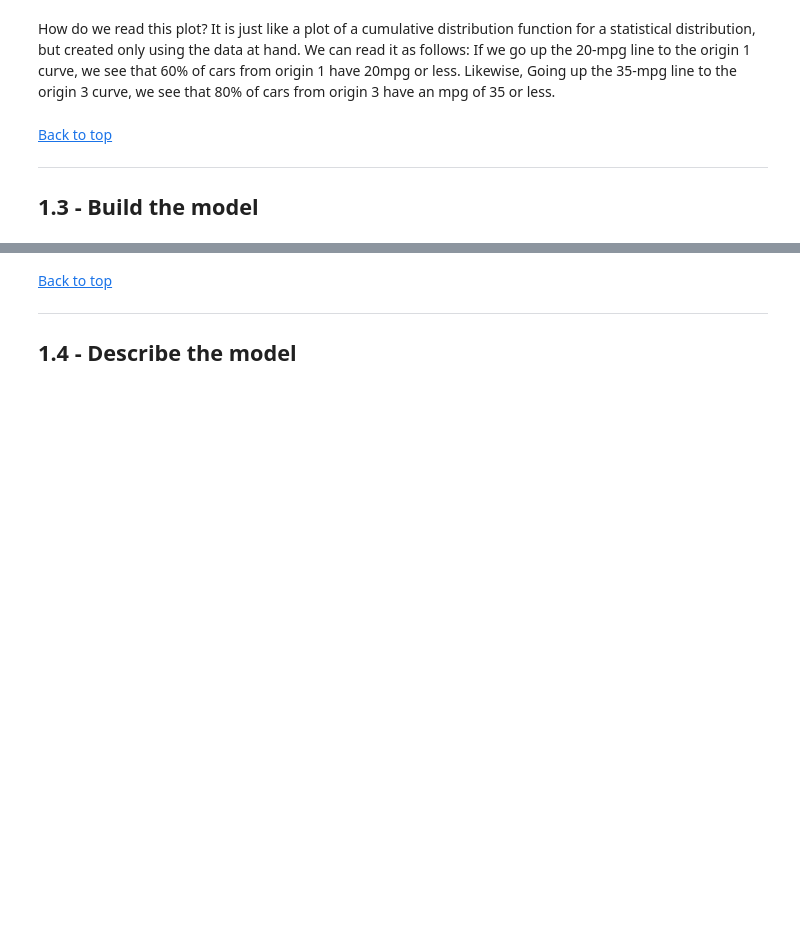
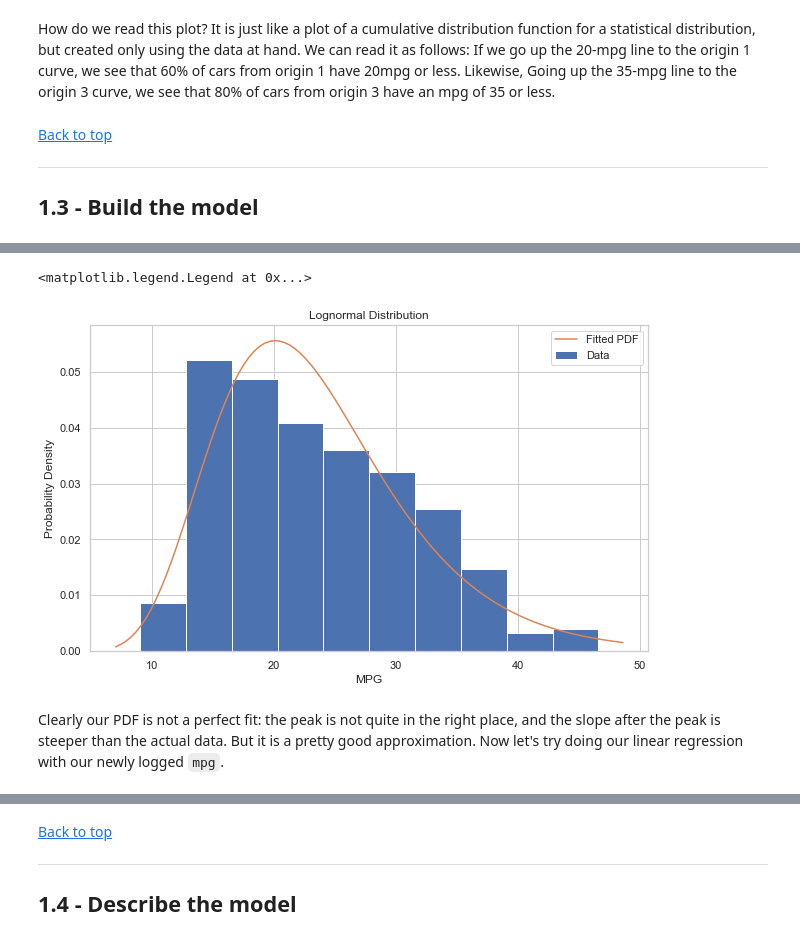
Before and after one commit to natemcintosh/en_685_648_data_science, a Jupyter notebook: 12_module/problem_set/nmcinto2.ipynb, the cells around one changed output, grey strips where cells are left out. Drawn from its saved outputs; the diff is of its cells as text; code cells hidden in the pictures; blank space fills up the shorter version.

```diff
--- a/12_module/problem_set/nmcinto2.ipynb
+++ b/12_module/problem_set/nmcinto2.ipynb
@@ -851,0 +1063,23 @@ The data contains a target variable, `mpg`, and 8 regressors:
+# %%
+# What does the pdf of a lognormal distrbution look like with this scale parameter
+x = np.linspace(mpg.mpg.min()-2, mpg.mpg.max()+2, 100)
+my_pdf = lognorm.pdf(x, s, loc = loc, scale = scale)
+
+# Create the figure
+figure = plt.figure(figsize=(10,6))
+axes = figure.add_subplot(1, 1, 1)
+
+# Plot the data
+axes.hist(mpg.mpg, density = True, label = "Data")
+axes.plot(x, my_pdf, label = "Fitted PDF")
+
+# Make it pretty
+axes.set_title("Lognormal Distribution")
+axes.set_ylabel("Probability Density")
+axes.set_xlabel("MPG")
+axes.legend(loc = "best")
+# %% [output]
+<matplotlib.legend.Legend at 0x...>
+[figure, added]
+# %% [markdown]
+Clearly our PDF is not a perfect fit: the peak is not quite in the right place, and the slope after the peak is steeper than the actual data. But it is a pretty good approximation. Now let's try doing our linear regression with our newly logged `mpg`.
```
Also changed, not shown: parts of 67 cells of this notebook, 2 other files.
